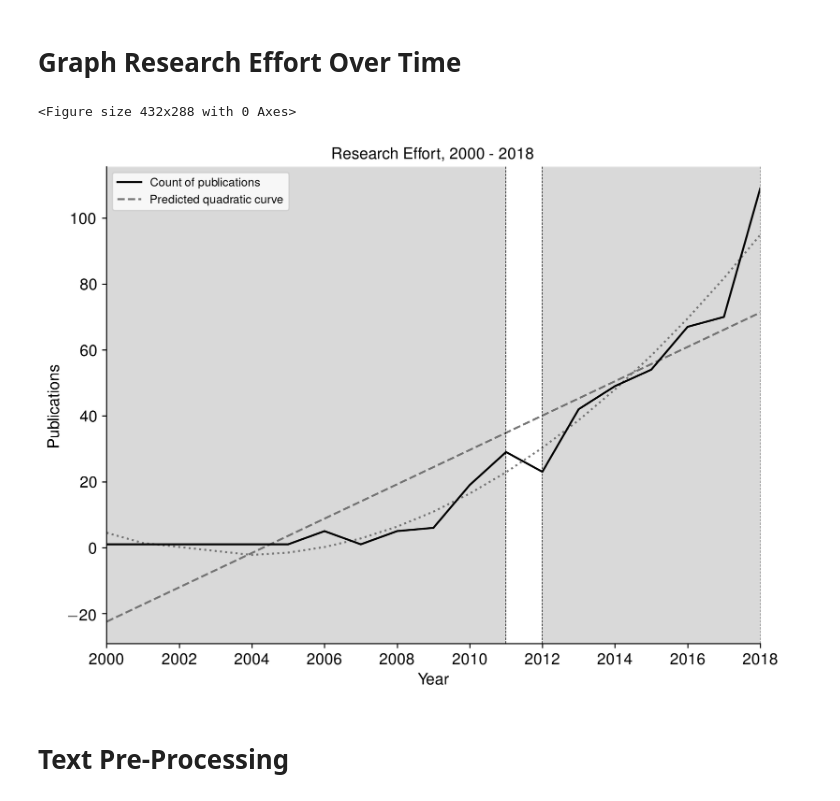
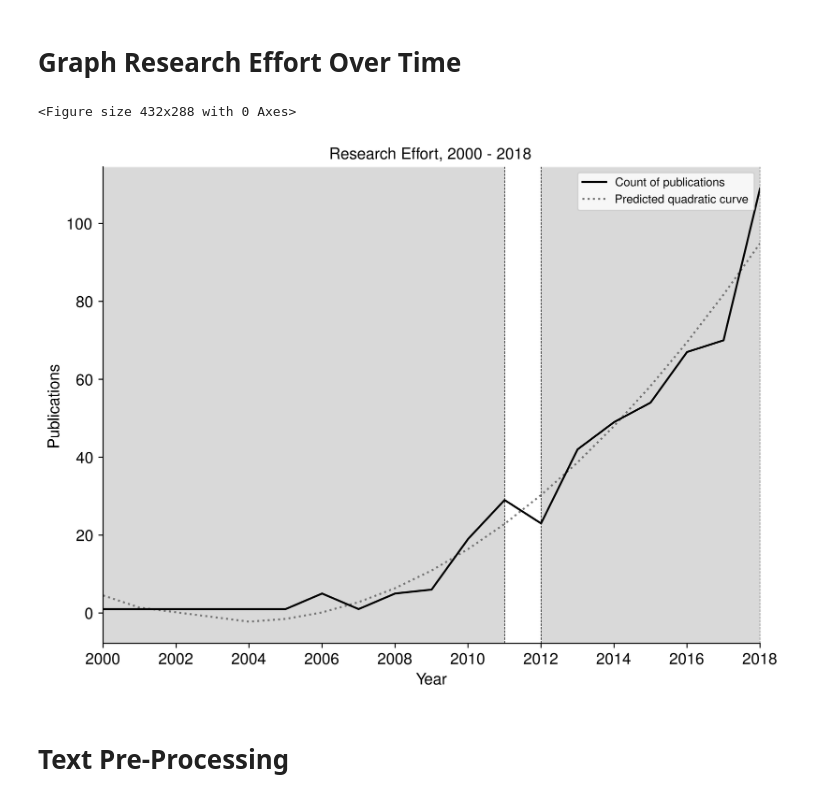
Before and after one commit to urschrei/WIREs, a Jupyter notebook: WIREs.ipynb, the cells around one changed output. Cells and saved outputs as stored; diff of their text form; code cells hidden in the pictures.

```diff
--- a/WIREs.ipynb
+++ b/WIREs.ipynb
@@ -313,41 +314,41 @@ orig = (
         zorder=3,
         #     lw=3
     )
 )
 
 # plot fitted line
-pred_l = plt.plot(
-    df_q["date"],
-    df_q["predicted_linear"],
-    color="#737373",
-    linestyle="dashed",
-    zorder=2,
-)
+# pred_l = plt.plot(
+#     df_q["date"],
+#     df_q["predicted_linear"],
+#     color="#737373",
+#     linestyle="dashed",
+#     zorder=2,
+# )
 
 
 # plot fitted polynomial
 pred_q = plt.plot(
     df_q["date"], df_q["predicted_quad"], color="#737373", linestyle=":", zorder=1
 )
 
 lines = [2000, 2011, 2012, 2018]
 for line in lines:
     plt.axvline(x=line, color="black", lw=0.5, linestyle="--")
 plt.axvspan(2000, 2011, facecolor="#d9d9d9", alpha=1.0)
 plt.axvspan(2012, 2018, facecolor="#d9d9d9", alpha=1.0)
 # plt.axvspan(2017, 2018, facecolor="grey", alpha=0.3)
 
 ax.set_ylabel("Publications", fontsize=fontsize)
 plt.title("Research Effort, 2000 - 2018")
 ax.set_xlabel("Year", fontsize=fontsize)
 leg = ax.legend(["Count of publications", "Predicted quadratic curve"], fontsize=9)
 plt.tight_layout()
 plt.savefig("combined_time.png", dpi=300)
 plt.savefig("combined_time.eps", dpi=300)
 plt.show()
 # %% [output]
 <Figure size 432x288 with 0 Axes>
-[figure, old version]
+[figure, new version]
 # %% [markdown]
 # Text Pre-Processing
 # %%
```
Also changed, not shown: parts of 7 cells of this notebook.
